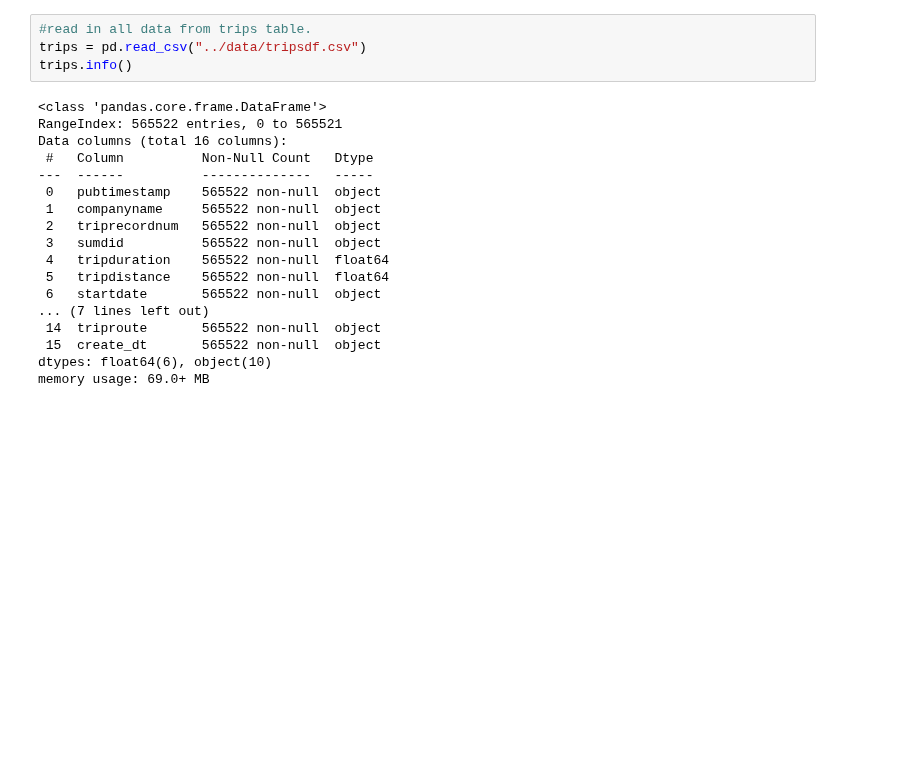
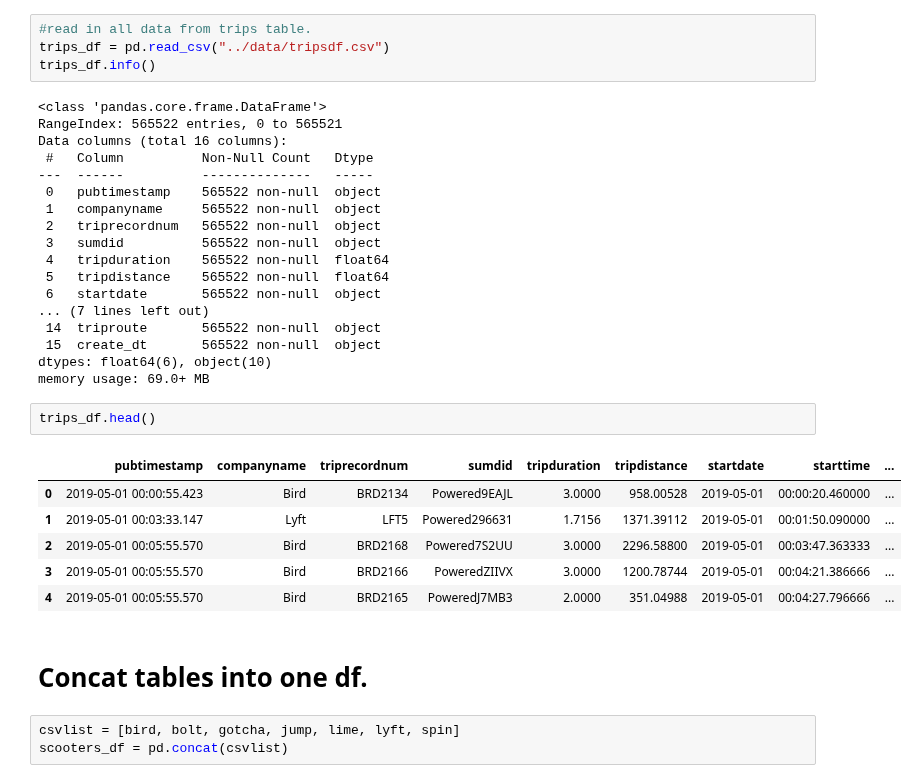
Before and after one commit to NSS-Data-Analytics-Cohort-11/scooters-hot_honey, a Jupyter notebook: notebook/scooters.ipynb, the cells around one changed output. Drawn from its saved outputs; the diff is of its cells as text; blank space fills up the shorter version.

```diff
--- a/notebook/scooters.ipynb
+++ b/notebook/scooters.ipynb
@@ -241,8 +241,8 @@ dtypes: float64(4), object(5)
 memory usage: 381.7+ MB
 # %%
 #read in all data from trips table.
-trips = pd.read_csv("../data/tripsdf.csv")
-trips.info()
+trips_df = pd.read_csv("../data/tripsdf.csv")
+trips_df.info()
 # %% [output]
 <class 'pandas.core.frame.DataFrame'>
 RangeIndex: 565522 entries, 0 to 565521
@@ -261,3 +261,17 @@ Data columns (total 16 columns):
  15  create_dt       565522 non-null  object
 dtypes: float64(6), object(10)
 memory usage: 69.0+ MB
+# %%
+trips_df.head()
+# %% [output]
+|  | pubtimestamp | companyname | triprecordnum | sumdid | tripduration | tripdistance | startdate | starttime | ... |
+| 0 | 2019-05-01 00:00:55.423 | Bird | BRD2134 | Powered9EAJL | 3.0000 | 958.00528 | 2019-05-01 | 00:00:20.460000 | ... |
+| 1 | 2019-05-01 00:03:33.147 | Lyft | LFT5 | Powered296631 | 1.7156 | 1371.39112 | 2019-05-01 | 00:01:50.090000 | ... |
+| 2 | 2019-05-01 00:05:55.570 | Bird | BRD2168 | Powered7S2UU | 3.0000 | 2296.58800 | 2019-05-01 | 00:03:47.363333 | ... |
+| 3 | 2019-05-01 00:05:55.570 | Bird | BRD2166 | PoweredZIIVX | 3.0000 | 1200.78744 | 2019-05-01 | 00:04:21.386666 | ... |
+| 4 | 2019-05-01 00:05:55.570 | Bird | BRD2165 | PoweredJ7MB3 | 2.0000 | 351.04988 | 2019-05-01 | 00:04:27.796666 | ... |
+# %% [markdown]
+# Concat tables into one df.
+# %%
+csvlist = [bird, bolt, gotcha, jump, lime, lyft, spin]
+scooters_df = pd.concat(csvlist)
```
Also changed, not shown: parts of 39 cells of this notebook.
